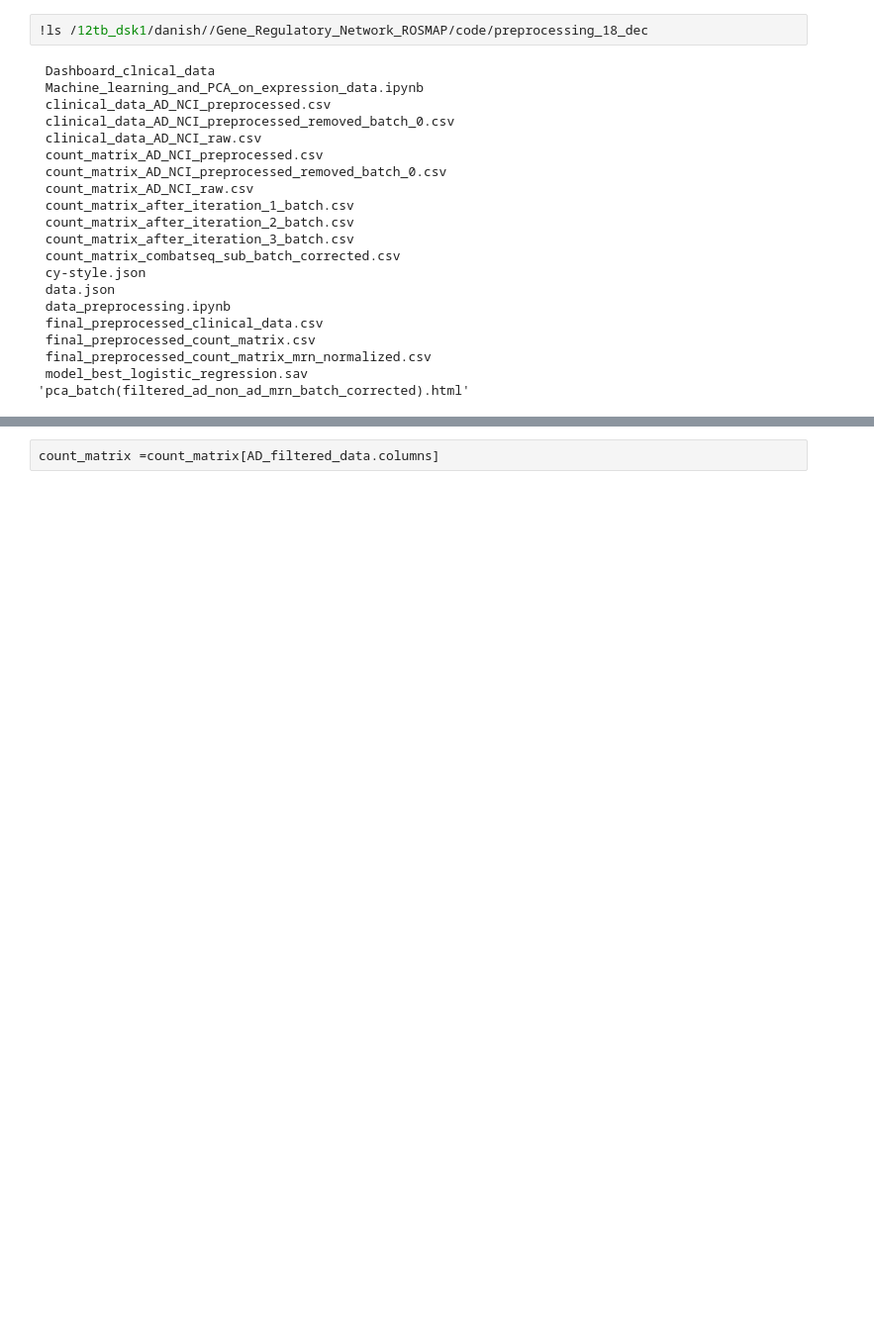
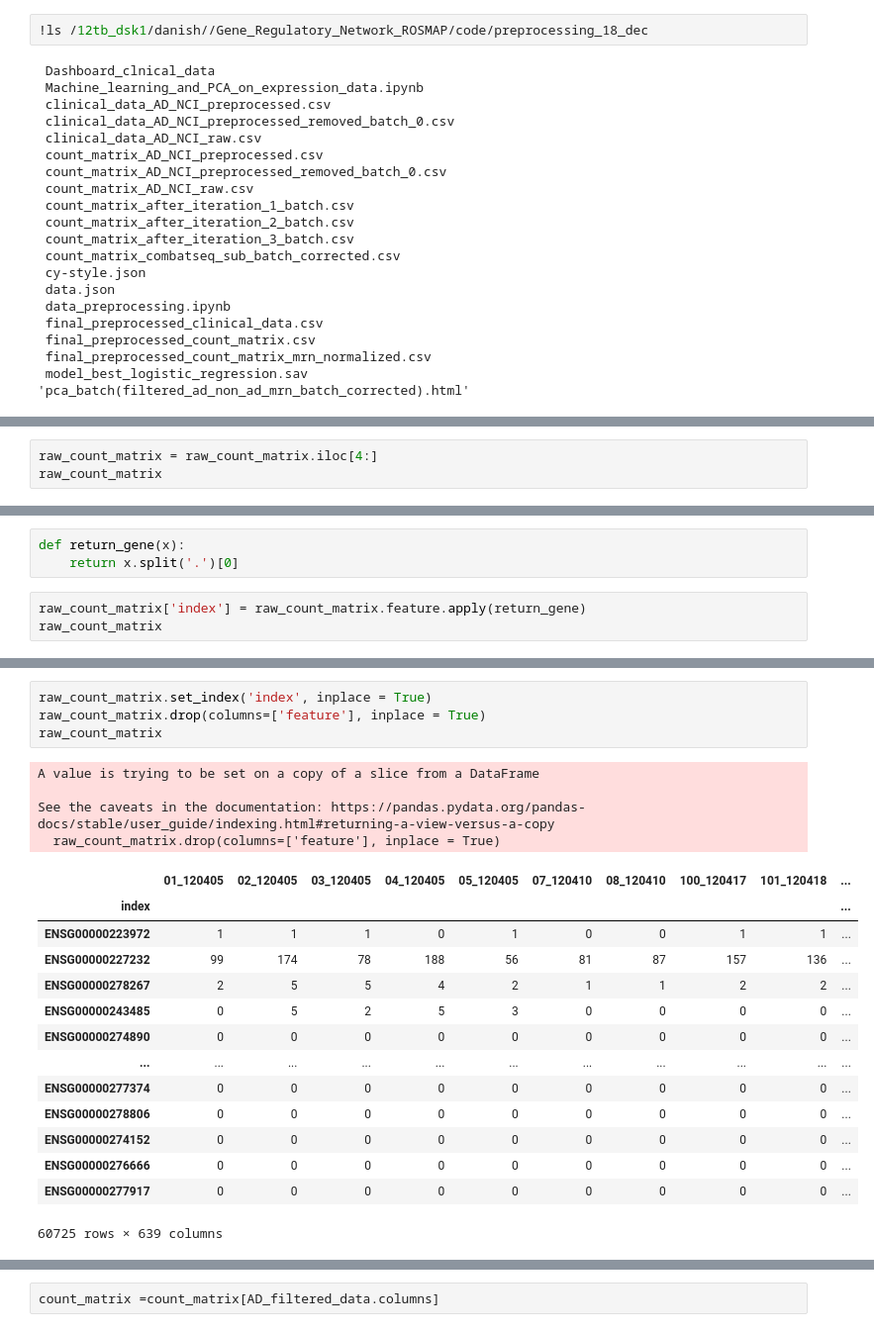
Before and after one commit to Polster-lab/Analysis_GRN_ROSMAP, a Jupyter notebook: GRN_ROSMAP_20_May_2024_Plaques_and_Clinical/community_detection_Tf/differential_expression_analysis/preprocessing_and_result_analysis_for_differential_expression.ipynb, the cells around one changed output, grey strips where cells are left out. Shown at 99% size. Saved outputs shown, nothing was run; the diff lists cells and outputs as text; blank space fills up the shorter version.

```diff
--- a/GRN_ROSMAP_20_May_2024_Plaques_and_Clinical/community_detection_Tf/differential_expression_analysis/preprocessing_and_result_analysis_for_differential_expression.ipynb
+++ b/GRN_ROSMAP_20_May_2024_Plaques_and_Clinical/community_detection_Tf/differential_expression_analysis/preprocessing_and_result_analysis_for_differential_expression.ipynb
@@ -49,0 +53,3 @@ count_matrix
+# %%
+raw_count_matrix = raw_count_matrix.iloc[4:]
+raw_count_matrix
@@ -49,0 +70,6 @@ count_matrix
+# %%
+def return_gene(x):
+    return x.split('.')[0]
+# %%
+raw_count_matrix['index'] = raw_count_matrix.feature.apply(return_gene)
+raw_count_matrix
@@ -49,0 +95,23 @@ count_matrix
+# %%
+raw_count_matrix.set_index('index', inplace = True)
+raw_count_matrix.drop(columns=['feature'], inplace = True)
+raw_count_matrix
+# %% [output]
+A value is trying to be set on a copy of a slice from a DataFrame
+
+See the caveats in the documentation: https://pandas.pydata.org/pandas-docs/stable/user_guide/indexing.html#returning-a-view-versus-a-copy
+  raw_count_matrix.drop(columns=['feature'], inplace = True)
+|  | 01_120405 | 02_120405 | 03_120405 | 04_120405 | 05_120405 | 07_120410 | 08_120410 | 100_120417 | 101_120418 | ... |
+| index |  |  |  |  |  |  |  |  |  | ... |
+| ENSG00000223972 | 1 | 1 | 1 | 0 | 1 | 0 | 0 | 1 | 1 | ... |
+| ENSG00000227232 | 99 | 174 | 78 | 188 | 56 | 81 | 87 | 157 | 136 | ... |
+| ENSG00000278267 | 2 | 5 | 5 | 4 | 2 | 1 | 1 | 2 | 2 | ... |
+| ENSG00000243485 | 0 | 5 | 2 | 5 | 3 | 0 | 0 | 0 | 0 | ... |
+| ENSG00000274890 | 0 | 0 | 0 | 0 | 0 | 0 | 0 | 0 | 0 | ... |
+| ... | ... | ... | ... | ... | ... | ... | ... | ... | ... | ... |
+| ENSG00000277374 | 0 | 0 | 0 | 0 | 0 | 0 | 0 | 0 | 0 | ... |
+| ENSG00000278806 | 0 | 0 | 0 | 0 | 0 | 0 | 0 | 0 | 0 | ... |
+| ENSG00000274152 | 0 | 0 | 0 | 0 | 0 | 0 | 0 | 0 | 0 | ... |
+| ENSG00000276666 | 0 | 0 | 0 | 0 | 0 | 0 | 0 | 0 | 0 | ... |
+| ENSG00000277917 | 0 | 0 | 0 | 0 | 0 | 0 | 0 | 0 | 0 | ... |
+60725 rows × 639 columns
```
Also changed, not shown: parts of 11 cells of this notebook, 2 other files.
